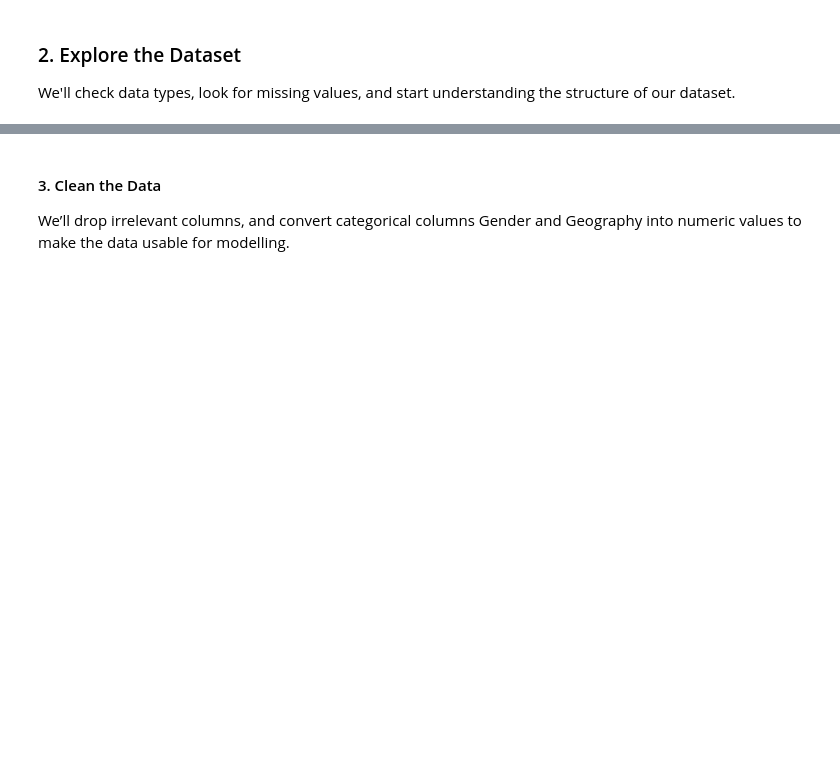
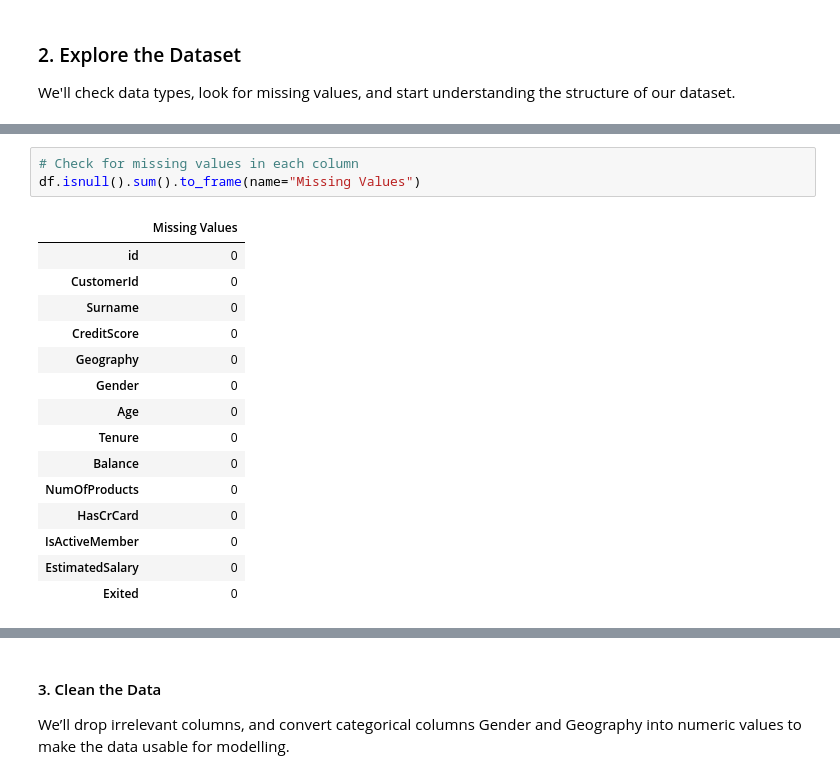
Before and after one commit to naomitogbe/kaggle-binary-classification, a Jupyter notebook: churn_modelling.ipynb, the cells around one changed output, grey strips where cells are left out. Saved outputs shown, nothing was run; the diff lists cells and outputs as text; blank space fills up the shorter version.

```diff
--- a/churn_modelling.ipynb
+++ b/churn_modelling.ipynb
@@ -60,2 +48,21 @@ dtype: int64
+# %%
+# Check for missing values in each column
+df.isnull().sum().to_frame(name="Missing Values")
+# %% [output]
+|  | Missing Values |
+| id | 0 |
+| CustomerId | 0 |
+| Surname | 0 |
+| CreditScore | 0 |
+| Geography | 0 |
+| Gender | 0 |
+| Age | 0 |
+| Tenure | 0 |
+| Balance | 0 |
+| NumOfProducts | 0 |
+| HasCrCard | 0 |
+| IsActiveMember | 0 |
+| EstimatedSalary | 0 |
+| Exited | 0 |
 # %%
 # Show unique values and how many times each appears
```
Also changed, not shown: parts of 15 cells of this notebook.
